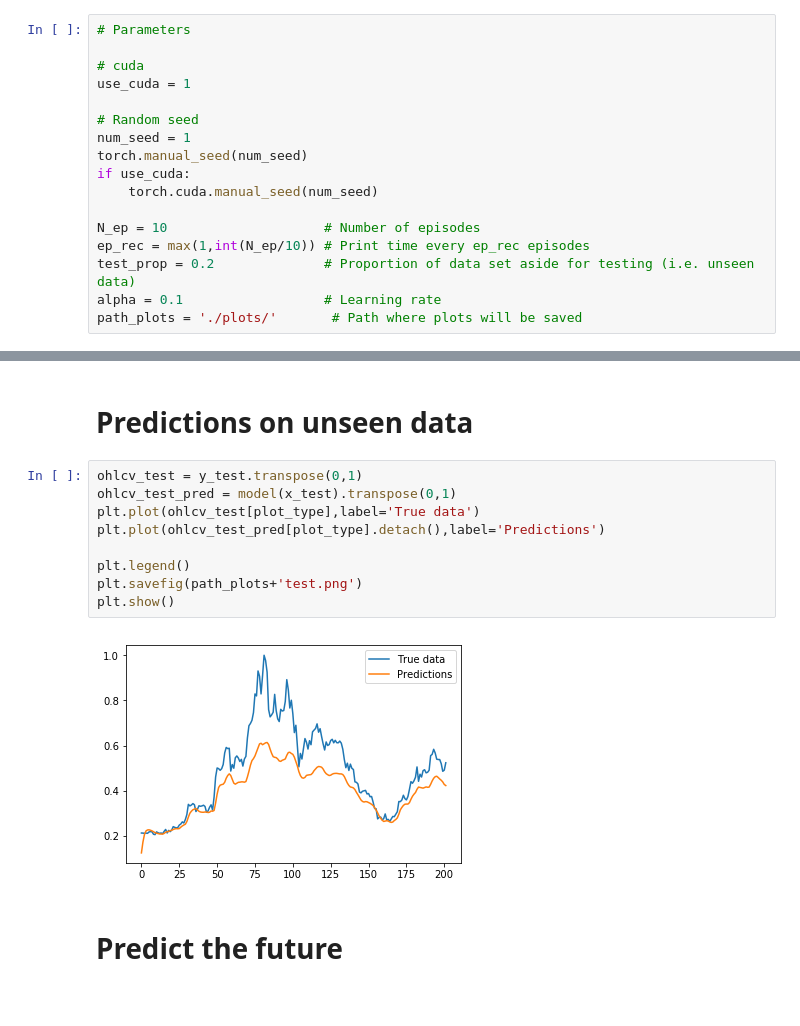
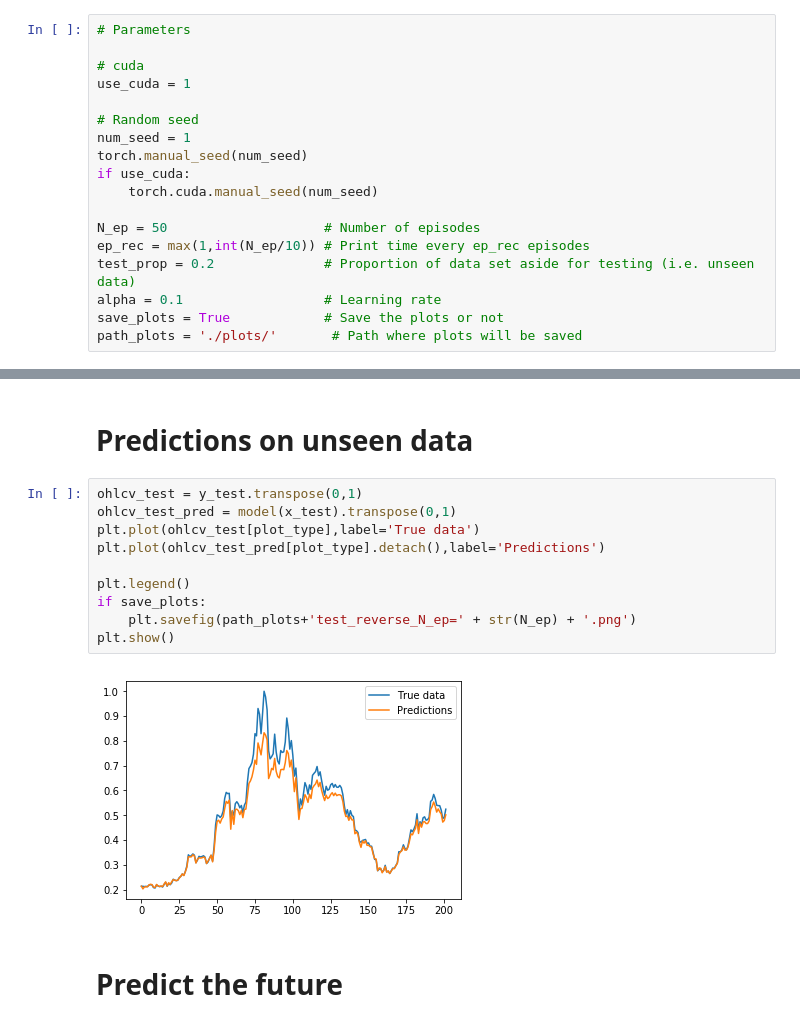
Before and after one commit to hjjimmykim/yggdrasil, a Jupyter notebook: Yggdrasil.ipynb, the cells around one changed output, grey strips where cells are left out. Drawn from its saved outputs; the diff is of its cells as text.

Commit message:
More episodes

```diff
--- a/Yggdrasil.ipynb
+++ b/Yggdrasil.ipynb
@@ -28,10 +28,11 @@ torch.manual_seed(num_seed)
 if use_cuda:
     torch.cuda.manual_seed(num_seed)
 
-N_ep = 10                    # Number of episodes
+N_ep = 50                    # Number of episodes
 ep_rec = max(1,int(N_ep/10)) # Print time every ep_rec episodes
 test_prop = 0.2              # Proportion of data set aside for testing (i.e. unseen data)
 alpha = 0.1                  # Learning rate
+save_plots = True            # Save the plots or not
 path_plots = './plots/'       # Path where plots will be saved
 # %% [markdown]
 # Define model
@@ -197,14 +200,15 @@ plt.show()
 # %%
 ohlcv_test = y_test.transpose(0,1)
 ohlcv_test_pred = model(x_test).transpose(0,1)
 plt.plot(ohlcv_test[plot_type],label='True data')
 plt.plot(ohlcv_test_pred[plot_type].detach(),label='Predictions')
 
 plt.legend()
-plt.savefig(path_plots+'test.png')
+if save_plots:
+    plt.savefig(path_plots+'test_reverse_N_ep=' + str(N_ep) + '.png')
 plt.show()
 # %% [output]
-[figure, old version]
+[figure, new version]
 # %% [markdown]
 # Predict the future
 # %%
```
Also changed, not shown: parts of 4 cells of this notebook, 10 other files.
